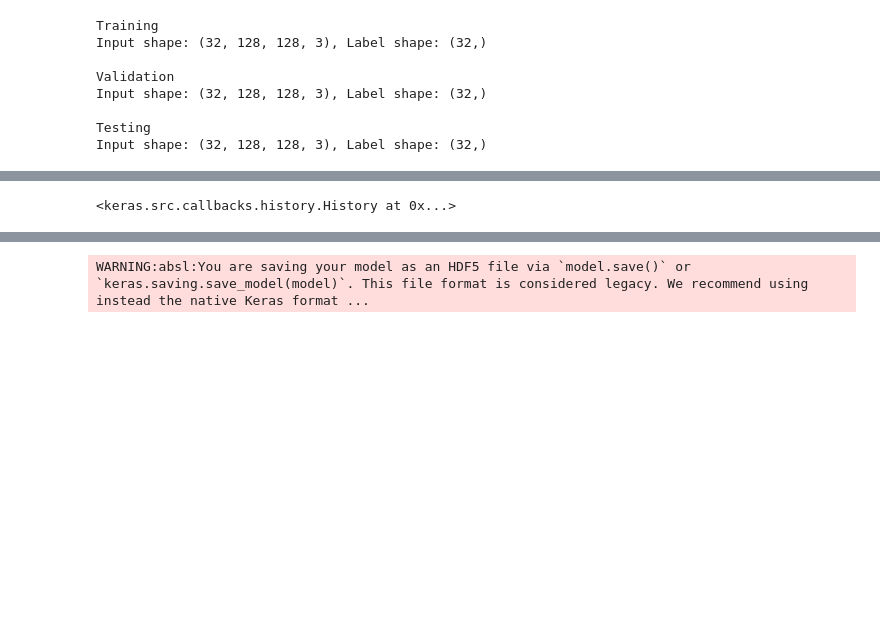
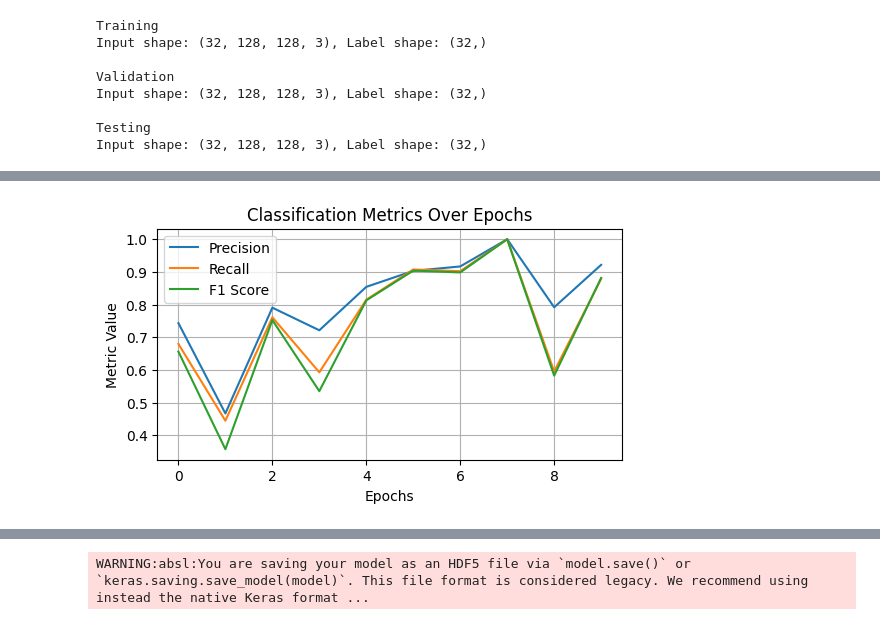
Before and after one commit to AmanJain2903/Rock-Paper-Scissors-Using-ML, a Jupyter notebook: ModelTraining.ipynb, the cells around one changed output, grey strips where cells are left out. Saved outputs shown, nothing was run; the diff lists cells and outputs as text; code cells hidden in the pictures; blank space fills up the shorter version.

Commit message:
Model Training

```diff
--- a/ModelTraining.ipynb
+++ b/ModelTraining.ipynb
@@ -18,7 +18,7 @@ PhysicalDevice(name='/physical_device:GPU:0', device_type='GPU')
 # %%
 # Train & Validation data
 trainPath = "/Users/aman/Documents/Work/Machine Learning/Rock-Paper-Scissors-Using-ML/Dataset/train"
-Datagen = Generators.Generator(process=1, vs=0.2, rr=20, wsr=0.2, hsr=0.2, sr=0.2, zr=0.2, hf=True)
+Datagen = Generators.Generator(vs=0.2, rr=20, wsr=0.2, hsr=0.2, sr=0.2, zr=0.2, hf=True)
 train = Generators.dataGenerator(datagen=Datagen, datasetPath=trainPath, shuffle=True, imgSize=(128, 128), batchSize=32, classMode="sparse", sub="training")
 validation = Generators.dataGenerator(datagen=Datagen, datasetPath=trainPath, shuffle=True, imgSize=(128, 128), batchSize=32, classMode="sparse", sub="validation")
 # %% [output]
@@ -111,7 +126,7 @@ Early stopping triggered at epoch 8 due to lack of improvement in val_f1_score
-# %%
-modelHistory
-# %% [output]
-<keras.src.callbacks.history.History at 0x...>
+# %%
+CNN_Model.plotModelHistory(modelHistory)
+# %% [output]
+[figure, added]
 # %%
 classificationReport = CNN_Model.evaluateModel(model, test)
 print(classificationReport)
```
Also changed, not shown: parts of 4 cells of this notebook, 2 other files.
